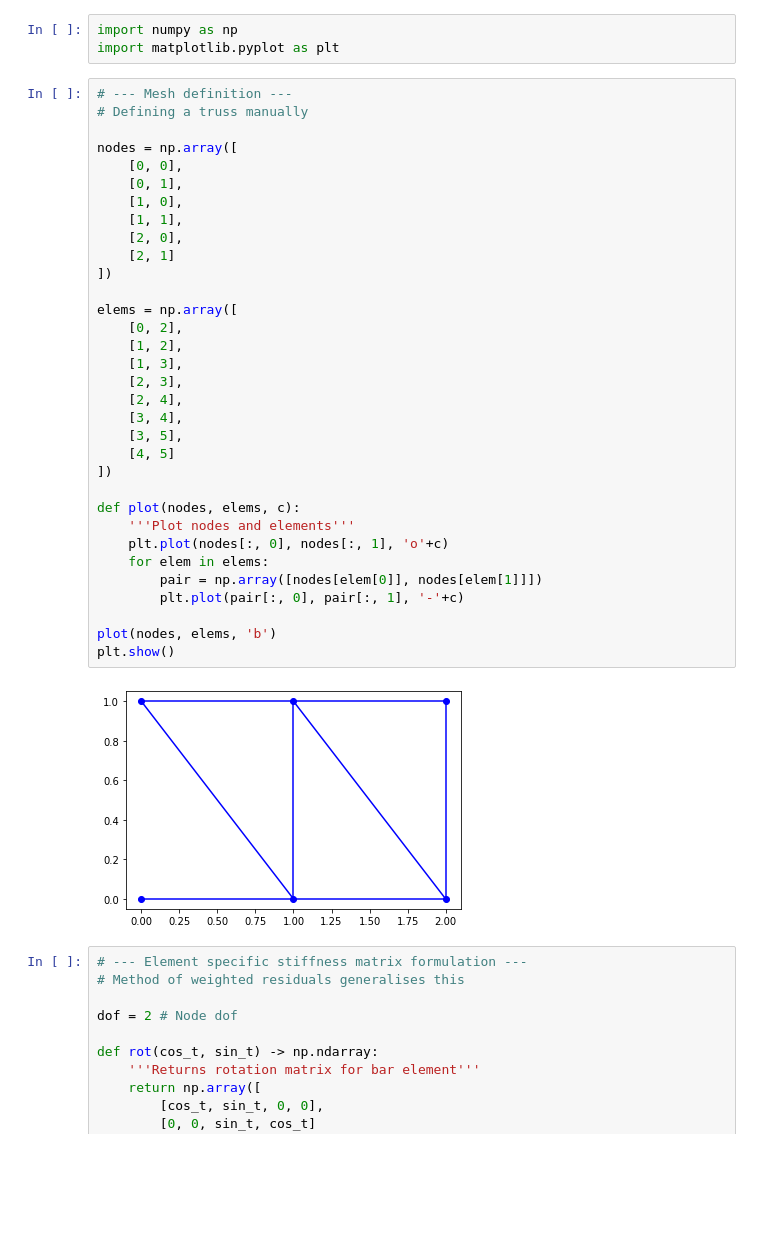
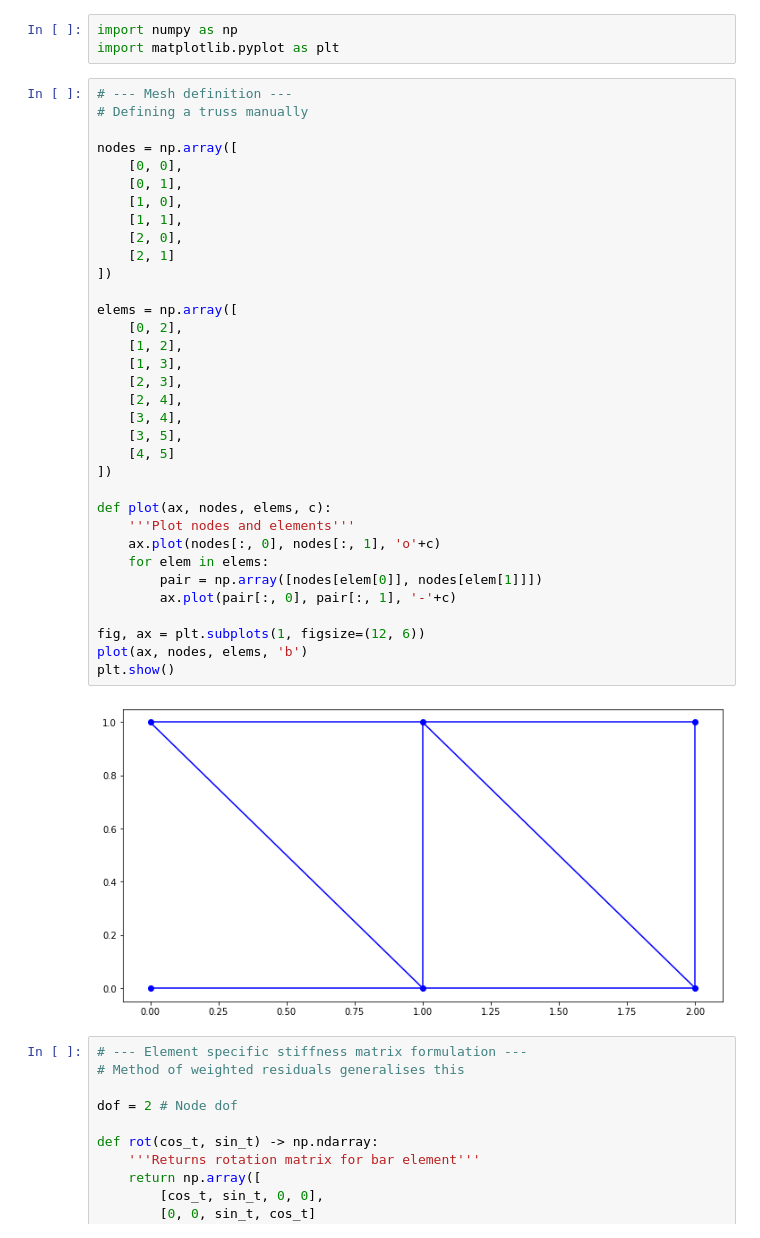
Before and after one commit to falcon75/fem, a Jupyter notebook: pin_truss.ipynb, the cells around one changed output. Cells and saved outputs as stored; diff of their text form; blank space fills up the shorter version.

```diff
--- a/pin_truss.ipynb
+++ b/pin_truss.ipynb
@@ -4,38 +4,39 @@ import matplotlib.pyplot as plt
 # %%
 # --- Mesh definition ---
 # Defining a truss manually
 
 nodes = np.array([
     [0, 0],
     [0, 1],
     [1, 0],
     [1, 1],
     [2, 0],
     [2, 1]
 ])
 
 elems = np.array([
     [0, 2],
     [1, 2],
     [1, 3],
     [2, 3],
     [2, 4],
     [3, 4],
     [3, 5],
     [4, 5]
 ])
 
-def plot(nodes, elems, c):
+def plot(ax, nodes, elems, c):
     '''Plot nodes and elements'''
-    plt.plot(nodes[:, 0], nodes[:, 1], 'o'+c)
+    ax.plot(nodes[:, 0], nodes[:, 1], 'o'+c)
     for elem in elems:
         pair = np.array([nodes[elem[0]], nodes[elem[1]]])
-        plt.plot(pair[:, 0], pair[:, 1], '-'+c)
+        ax.plot(pair[:, 0], pair[:, 1], '-'+c)
 
-plot(nodes, elems, 'b')
+fig, ax = plt.subplots(1, figsize=(12, 6))
+plot(ax, nodes, elems, 'b')
 plt.show()
 # %% [output]
-[figure, old version]
+[figure, new version]
 # %%
 # --- Element specific stiffness matrix formulation ---
 # Method of weighted residuals generalises this
```
Also changed, not shown: parts of 5 cells of this notebook, 2 other files.
